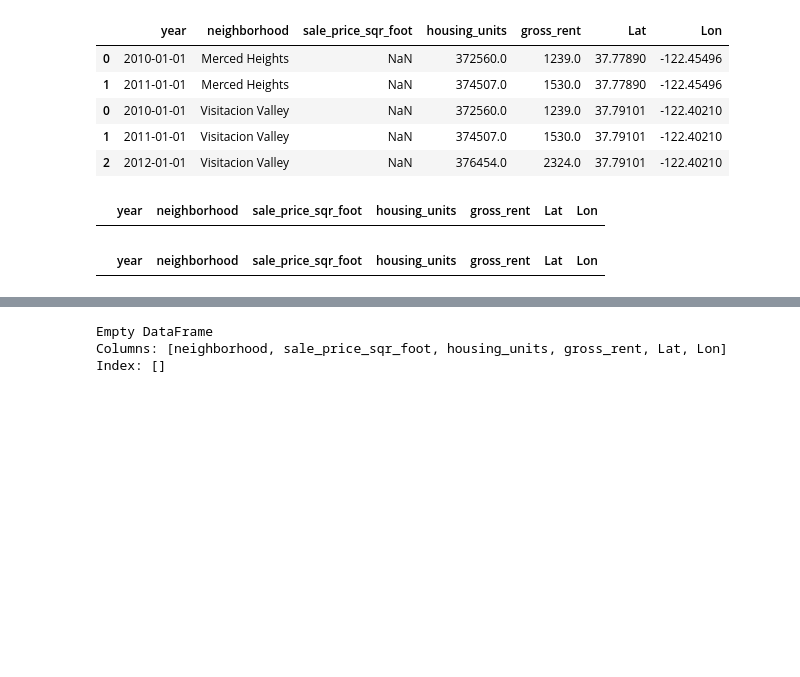
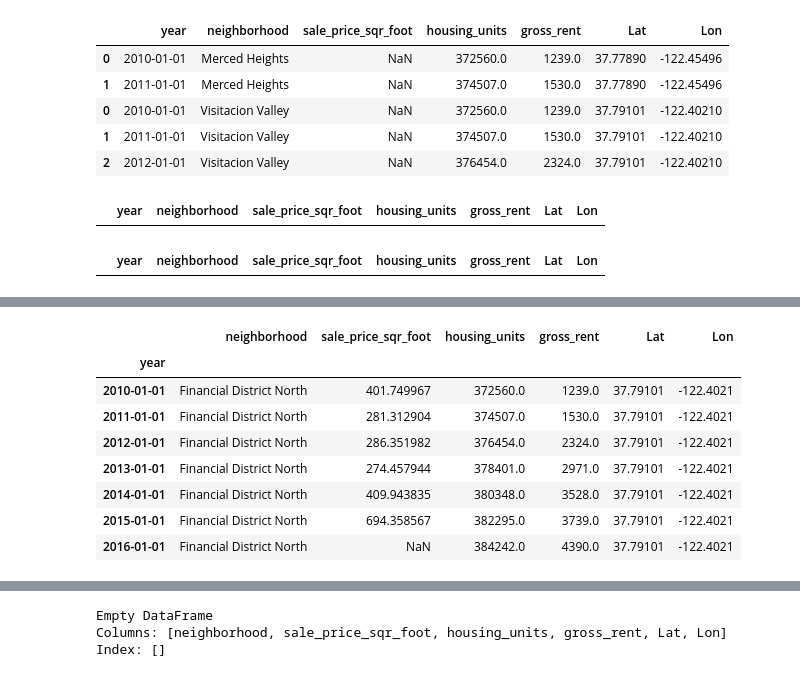
Before and after one commit to youssefabdelwahab/Californina-Housing-Market-Analysis-, a Jupyter notebook: rental_analysis.ipynb, the cells around one changed output, grey strips where cells are left out. Saved outputs shown, nothing was run; the diff lists cells and outputs as text; code cells hidden in the pictures; blank space fills up the shorter version.

```diff
--- a/rental_analysis.ipynb
+++ b/rental_analysis.ipynb
@@ -583,0 +586,12 @@ neighborhoods_wo_missing_data_df[neighborhoods_wo_missing_data_df['sale_price_sq
+# %%
+neighborhoods_wo_missing_data_df[neighborhoods_wo_missing_data_df['neighborhood'] == "Financial District North"]
+# %% [output]
+|  | neighborhood | sale_price_sqr_foot | housing_units | gross_rent | Lat | Lon |
+| year |  |  |  |  |  |  |
+| 2010-01-01 | Financial District North | 401.749967 | 372560.0 | 1239.0 | 37.79101 | -122.4021 |
+| 2011-01-01 | Financial District North | 281.312904 | 374507.0 | 1530.0 | 37.79101 | -122.4021 |
+| 2012-01-01 | Financial District North | 286.351982 | 376454.0 | 2324.0 | 37.79101 | -122.4021 |
+| 2013-01-01 | Financial District North | 274.457944 | 378401.0 | 2971.0 | 37.79101 | -122.4021 |
+| 2014-01-01 | Financial District North | 409.943835 | 380348.0 | 3528.0 | 37.79101 | -122.4021 |
+| 2015-01-01 | Financial District North | 694.358567 | 382295.0 | 3739.0 | 37.79101 | -122.4021 |
+| 2016-01-01 | Financial District North | NaN | 384242.0 | 4390.0 | 37.79101 | -122.4021 |
```
Also changed, not shown: parts of 26 cells of this notebook.
